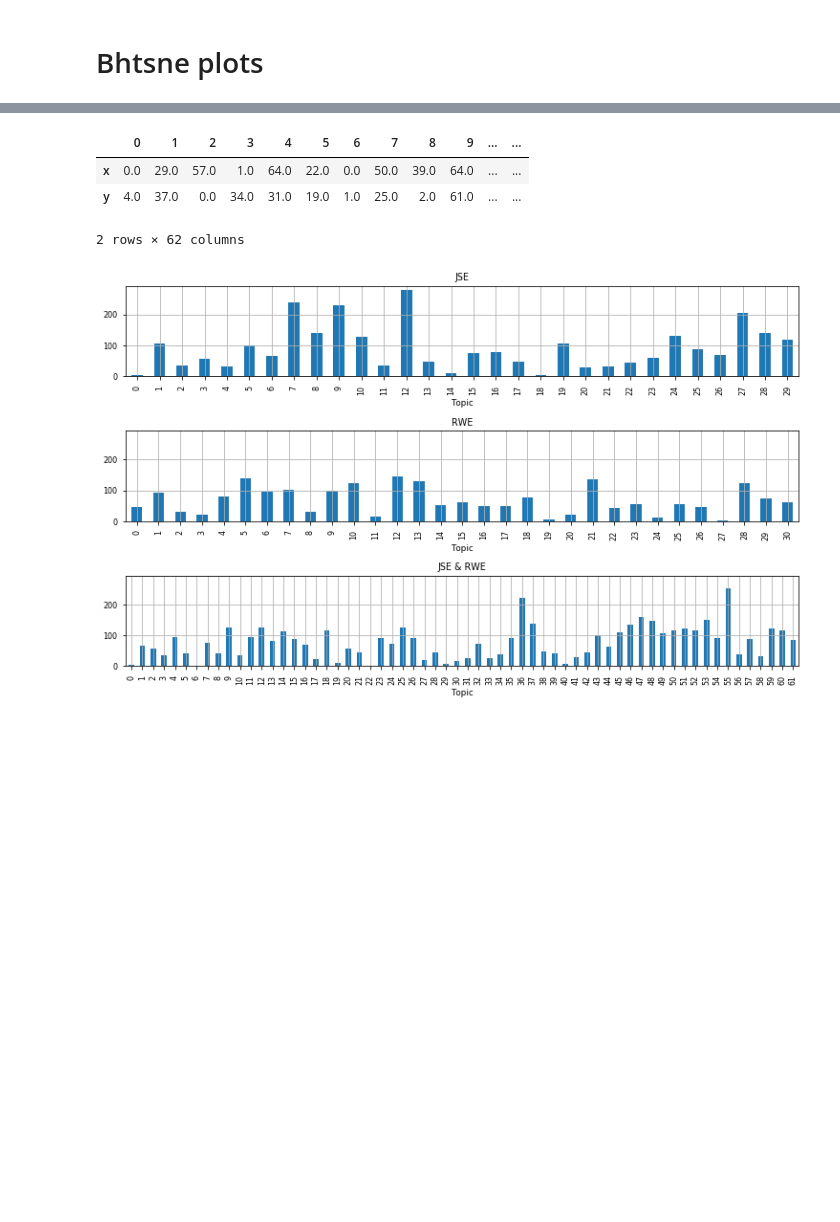
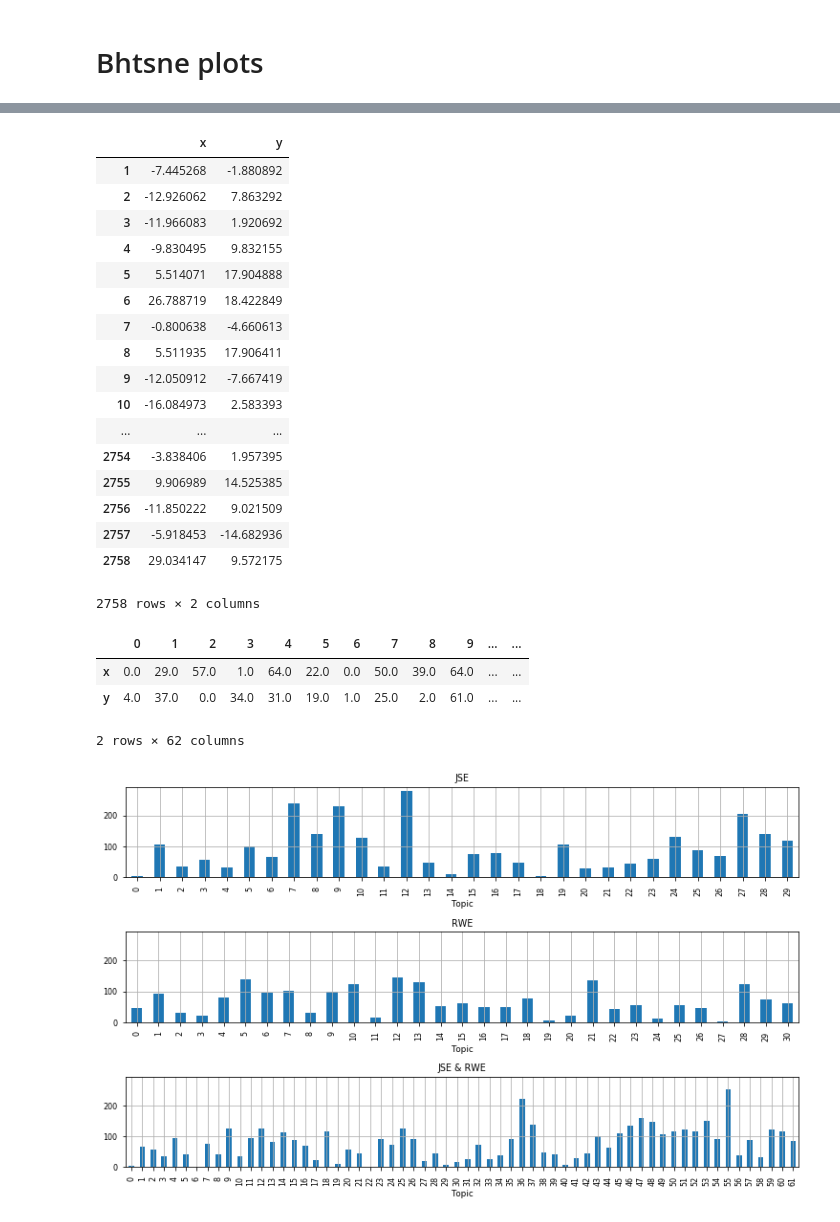
Before and after one commit to cherry-1024/pvtm-core, a Jupyter notebook: corpus_comparer.ipynb, the cells around one changed output, grey strips where cells are left out. Drawn from its saved outputs; the diff is of its cells as text; code cells hidden in the pictures; blank space fills up the shorter version.

```diff
--- a/corpus_comparer.ipynb
+++ b/corpus_comparer.ipynb
@@ -23,9 +23,9 @@ import plotly.figure_factory as ff
 [nltk_data]   Package stopwords is already up-to-date!
 # %%
 args={}
-args['path1'] = 'outputs_paper/JSE_065'
-args['path2'] = 'outputs_paper/RWE_065'
-args['path3'] = 'outputs_paper/JSE_RWE_065'
+args['path1'] = 'outputs_paper/JSE'
+args['path2'] = 'outputs_paper/RWE'
+args['path3'] = 'outputs_paper/JSE_RWE'
 
 args['name_corpus_one'] = 'JSE'
 args['name_corpus_two'] = 'RWE'
@@ -137,3 +192,24 @@ pdf
+# %%
+bhtsne1
+# %% [output]
+|  | x | y |
+| 1 | -7.445268 | -1.880892 |
+| 2 | -12.926062 | 7.863292 |
+| 3 | -11.966083 | 1.920692 |
+| 4 | -9.830495 | 9.832155 |
+| 5 | 5.514071 | 17.904888 |
+| 6 | 26.788719 | 18.422849 |
+| 7 | -0.800638 | -4.660613 |
+| 8 | 5.511935 | 17.906411 |
+| 9 | -12.050912 | -7.667419 |
+| 10 | -16.084973 | 2.583393 |
+| ... | ... | ... |
+| 2754 | -3.838406 | 1.957395 |
+| 2755 | 9.906989 | 14.525385 |
+| 2756 | -11.850222 | 9.021509 |
+| 2757 | -5.918453 | -14.682936 |
+| 2758 | 29.034147 | 9.572175 |
+2758 rows × 2 columns
 # %%
 def assign_df_tex_string_to_disk(args):
     df = pd.read_csv(args['output']+'/matching/assign.csv', index_col=0)
```
Also changed, not shown: parts of 9 cells of this notebook, 1 other file.
